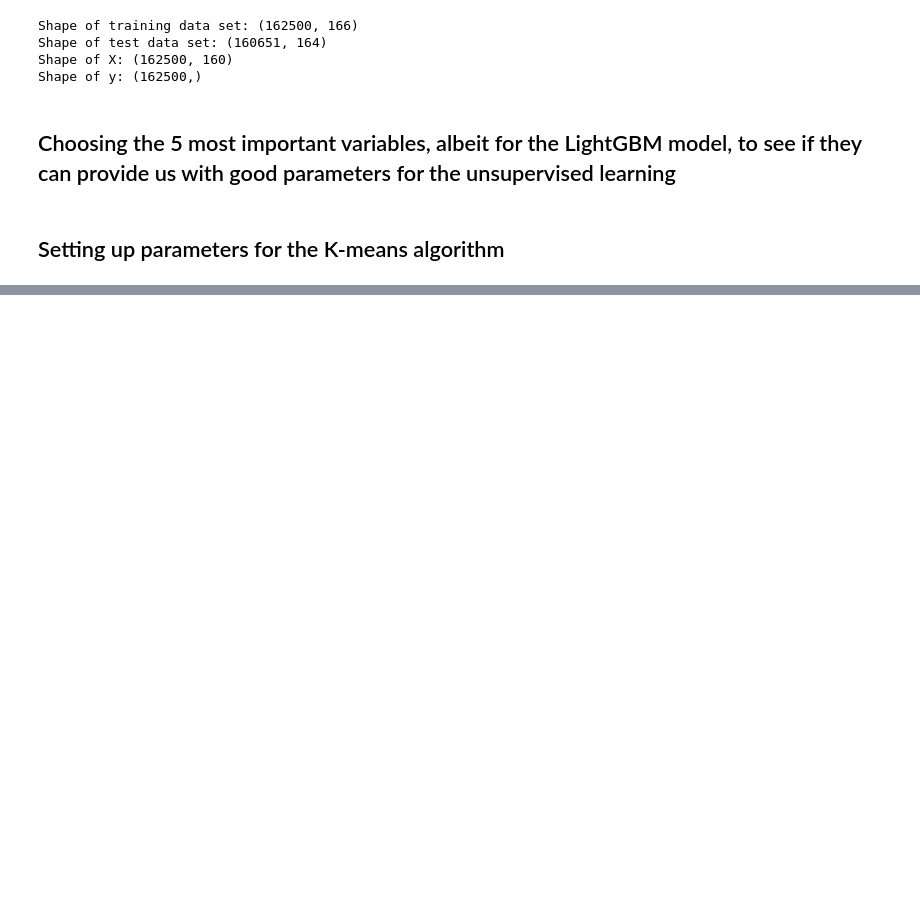
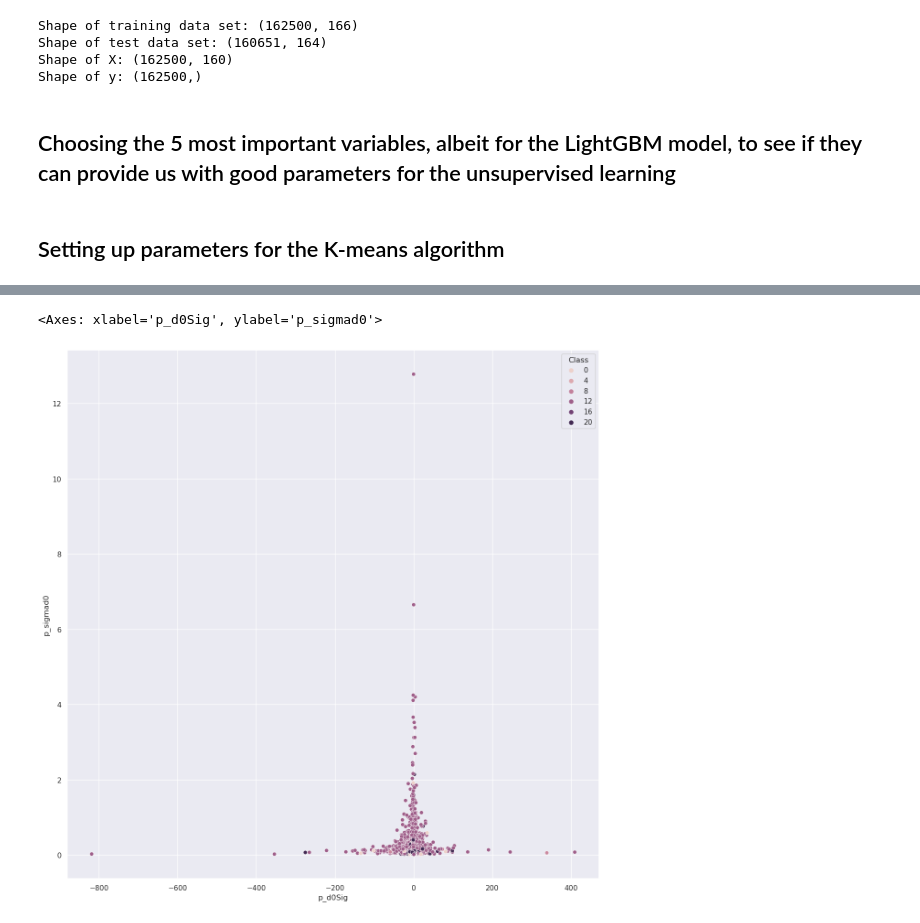
Before and after one commit to Nihilol/AppliedML2023, a Jupyter notebook: InitialProject/solutions/Solution 1: Clustering.ipynb, the cells around one changed output, grey strips where cells are left out. Drawn from its saved outputs; the diff is of its cells as text; code cells hidden in the pictures; blank space fills up the shorter version.

```diff
--- a/InitialProject/solutions/Solution 1: Clustering.ipynb
+++ b/InitialProject/solutions/Solution 1: Clustering.ipynb
@@ -96,0 +147,5 @@ The amount of classes that have selected non-electrons are:  18  out of 24
+# %%
+sns.scatterplot(data=X_trimmed_electron, x=five_best_features[1], y=five_best_features[2], hue='Class')
+# %% [output]
+<Axes: xlabel='p_d0Sig', ylabel='p_sigmad0'>
+[figure, added]
```
Also changed, not shown: parts of 6 cells of this notebook, 4 other files.
